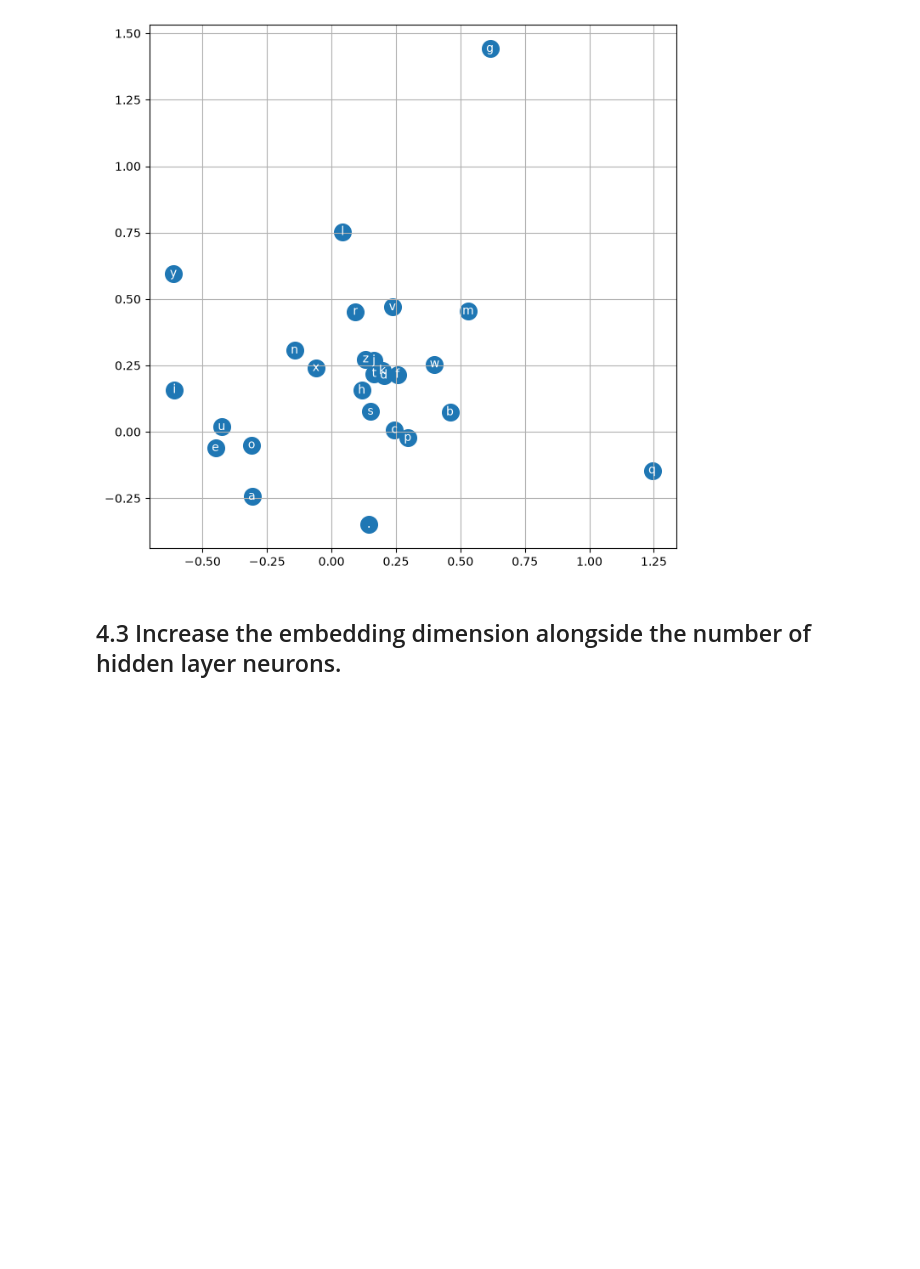
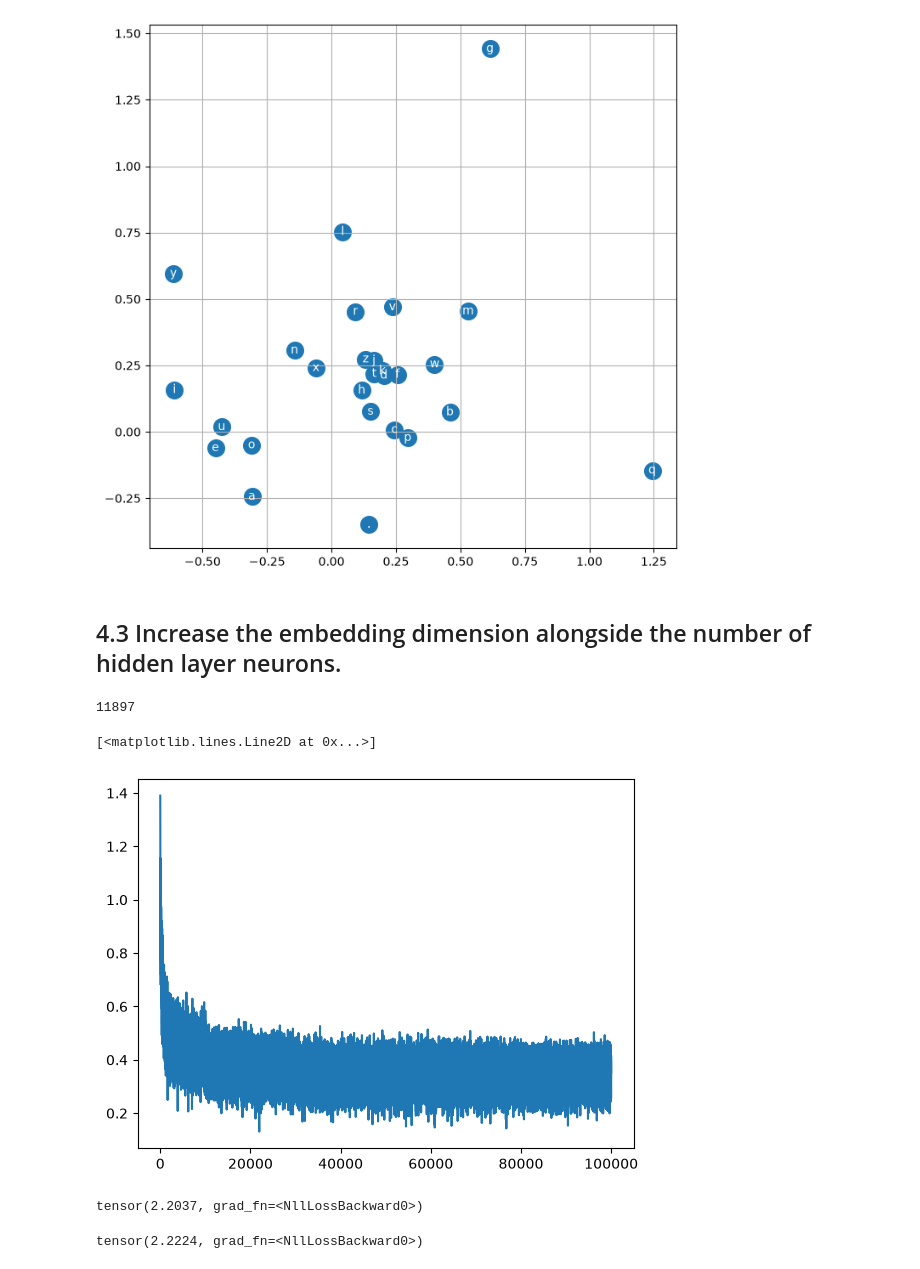
Before and after one commit to EdizArkin/yz50, a Jupyter notebook: week-4/w4_mlp_language_model.ipynb, the cells around one changed output. Cells and saved outputs as stored; diff of their text form; code cells hidden in the pictures; blank space fills up the shorter version.

```diff
--- a/week-4/w4_mlp_language_model.ipynb
+++ b/week-4/w4_mlp_language_model.ipynb
@@ -825,8 +826,71 @@ plt.grid('minor')
 # Reset the Network
 g = torch.Generator().manual_seed(2147483647) # for reproducibility
 C = torch.randn((27, 10), generator=g)
-W1 = torch.randn((30, 300), generator=g)
-b1 = torch.randn(300, generator=g)
-W2 = torch.randn((300, 27), generator=g)
+W1 = torch.randn((30, 200), generator=g)
+b1 = torch.randn(200, generator=g)
+W2 = torch.randn((200, 27), generator=g)
 b2 = torch.randn(27, generator=g)
 parameters = [C, W1, b1, W2, b2]
+# %%
+sum(p.nelement() for p in parameters) # number of parameters in total
+# %% [output]
+11897
+# %%
+for p in parameters:
+  p.requires_grad = True
+# %%
+lossi = []
+stepi = []
+# %%
+for i in range(100000):
+  # Mini-batch construction
+  ix = torch.randint(0, Xtr.shape[0], (32,)) # randomly select 32 indices from the dataset
+
+  # forward pass
+  emb = C[Xtr[ix]]
+  h = torch.tanh(emb.view(-1, 30) @ W1 + b1)
+  logits = h @ W2 + b2
+  loss = F.cross_entropy(logits, Ytr[ix])
+  #print(loss.item())
+
+  # backward pass
+  for p in parameters:
+    p.grad = None
+  loss.backward()
+
+
+  lr_optimized = (
+    lr if i < 10000 else
+    lr * 0.5 if i < 30000 else
+    lr * 0.1
+  )
+  # update
+  for p in parameters:
+    p.data += -lr_optimized * p.grad
+
+  # track stats
+  lossi.append(loss.log10().item())
+  stepi.append(i)
+# %%
+plt.plot(stepi, lossi)
+# %% [output]
+[<matplotlib.lines.Line2D at 0x...>]
+[figure, added]
+# %%
+# Train Loss
+emb = C[Xtr]
+h = torch.tanh(emb.view(-1, 30) @ W1 + b1) # (32, 200)
+logits = h @ W2 + b2 # (32, 27)
+loss = F.cross_entropy(logits, Ytr)
+loss
+# %% [output]
+tensor(2.2037, grad_fn=<NllLossBackward0>)
+# %%
+# Development Loss
+emb = C[Xdev]
+h = torch.tanh(emb.view(-1, 30) @ W1 + b1) # (32, 300)
+logits = h @ W2 + b2 # (32, 27)
+loss = F.cross_entropy(logits, Ydev)
+loss
+# %% [output]
+tensor(2.2224, grad_fn=<NllLossBackward0>)
```
Also changed, not shown: parts of 6 cells of this notebook.
